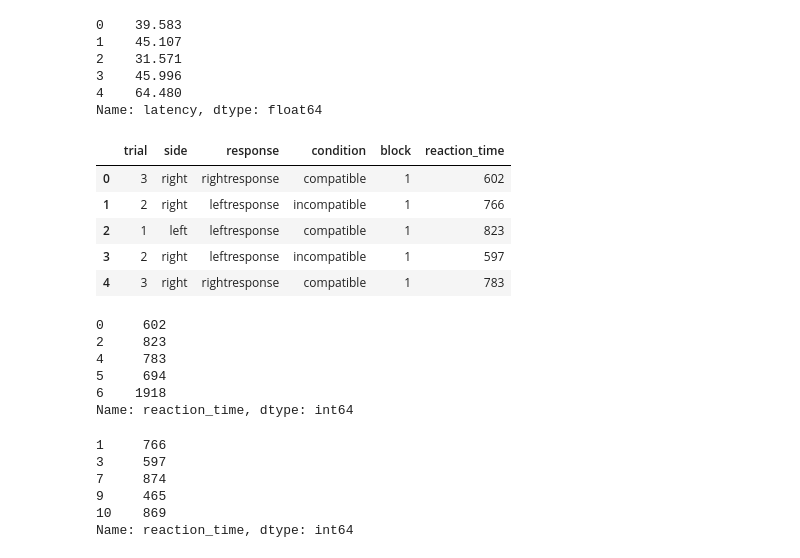
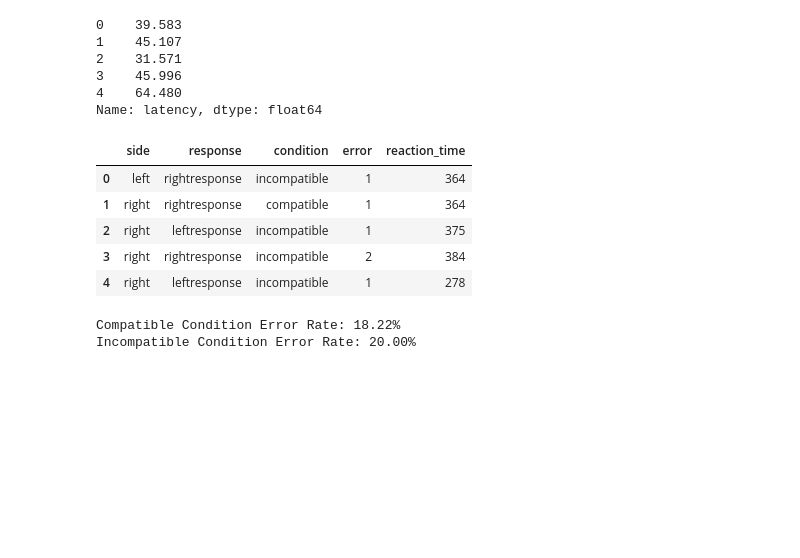
Before and after one commit to Michael1Mueller/monte-carlo, a Jupyter notebook: montecarlo-samplepick.ipynb, the cells around one changed output. Saved outputs shown, nothing was run; the diff lists cells and outputs as text; code cells hidden in the pictures; blank space fills up the shorter version.

```diff
--- a/montecarlo-samplepick.ipynb
+++ b/montecarlo-samplepick.ipynb
@@ -37,39 +37,36 @@ data_acer.head()
 Name: latency, dtype: float64
 # %%
 # simon task daten einlesen
-file_path = "simon_task.txt"
+file_path = "log.txt"
 
-simon_data = pd.read_csv(file_path, sep="\t", header=None, names=["trial", "side", "response", "condition", "block", "reaction_time"])
+simon_data = pd.read_csv(file_path, sep=r"\s+", header=None, names=["side", "response", "condition", "error", "reaction_time"])
 simon_data.head()
 # %% [output]
-|  | trial | side | response | condition | block | reaction_time |
-| 0 | 3 | right | rightresponse | compatible | 1 | 602 |
-| 1 | 2 | right | leftresponse | incompatible | 1 | 766 |
-| 2 | 1 | left | leftresponse | compatible | 1 | 823 |
-| 3 | 2 | right | leftresponse | incompatible | 1 | 597 |
-| 4 | 3 | right | rightresponse | compatible | 1 | 783 |
+|  | side | response | condition | error | reaction_time |
+| 0 | left | rightresponse | incompatible | 1 | 364 |
+| 1 | right | rightresponse | compatible | 1 | 364 |
+| 2 | right | leftresponse | incompatible | 1 | 375 |
+| 3 | right | rightresponse | incompatible | 2 | 384 |
+| 4 | right | leftresponse | incompatible | 1 | 278 |
-# %%
-# nach compatible(reiz ist auf der selben seite auf der die reaktion sein soll) und incompatible aufsplitten
-compatible_simon_data = simon_data[simon_data['condition'] == 'compatible']
-compatible_simon_data = compatible_simon_data["reaction_time"]
-incompatible_simon_data = simon_data[simon_data['condition'] == 'incompatible']
-incompatible_simon_data = incompatible_simon_data["reaction_time"]
-compatible_simon_data.head()
-# %% [output]
-0     602
-2     823
-4     783
-5     694
-6    1918
-Name: reaction_time, dtype: int64
-# %%
-incompatible_simon_data.head()
-# %% [output]
-1     766
-3     597
-7     874
-9     465
-10    869
-Name: reaction_time, dtype: int64
+# %%
+compatible_simon_data = simon_data[simon_data['condition'] == 'compatible']
+compatible_simon_data_success = compatible_simon_data[compatible_simon_data["error"] == 1]
+compatible_simon_data_success = compatible_simon_data_success["reaction_time"]
+compatible_simon_data_total = len(compatible_simon_data)
+compatible_simon_data_failed = len(compatible_simon_data[compatible_simon_data["error"] == 2])
+compatible_simon_error_rate = compatible_simon_data_failed / compatible_simon_data_total * 100
+
+incompatible_simon_data = simon_data[simon_data['condition'] == 'incompatible']
+incompatible_simon_data_success = incompatible_simon_data[incompatible_simon_data["error"] == 1]
+incompatible_simon_data_success = incompatible_simon_data_success["reaction_time"]
+incompatible_simon_data_total = len(incompatible_simon_data)
+incompatible_simon_data_failed = len(incompatible_simon_data[incompatible_simon_data["error"] == 2])
+incompatible_simon_error_rate = incompatible_simon_data_failed / incompatible_simon_data_total * 100
+
+print(f"Compatible Condition Error Rate: {compatible_simon_error_rate:.2f}%")
+print(f"Incompatible Condition Error Rate: {incompatible_simon_error_rate:.2f}%")
+# %% [output]
+Compatible Condition Error Rate: 18.22%
+Incompatible Condition Error Rate: 20.00%
 # %%
 # Parameter der Simulation
```
Also changed, not shown: parts of 8 cells of this notebook, 2 other files.
